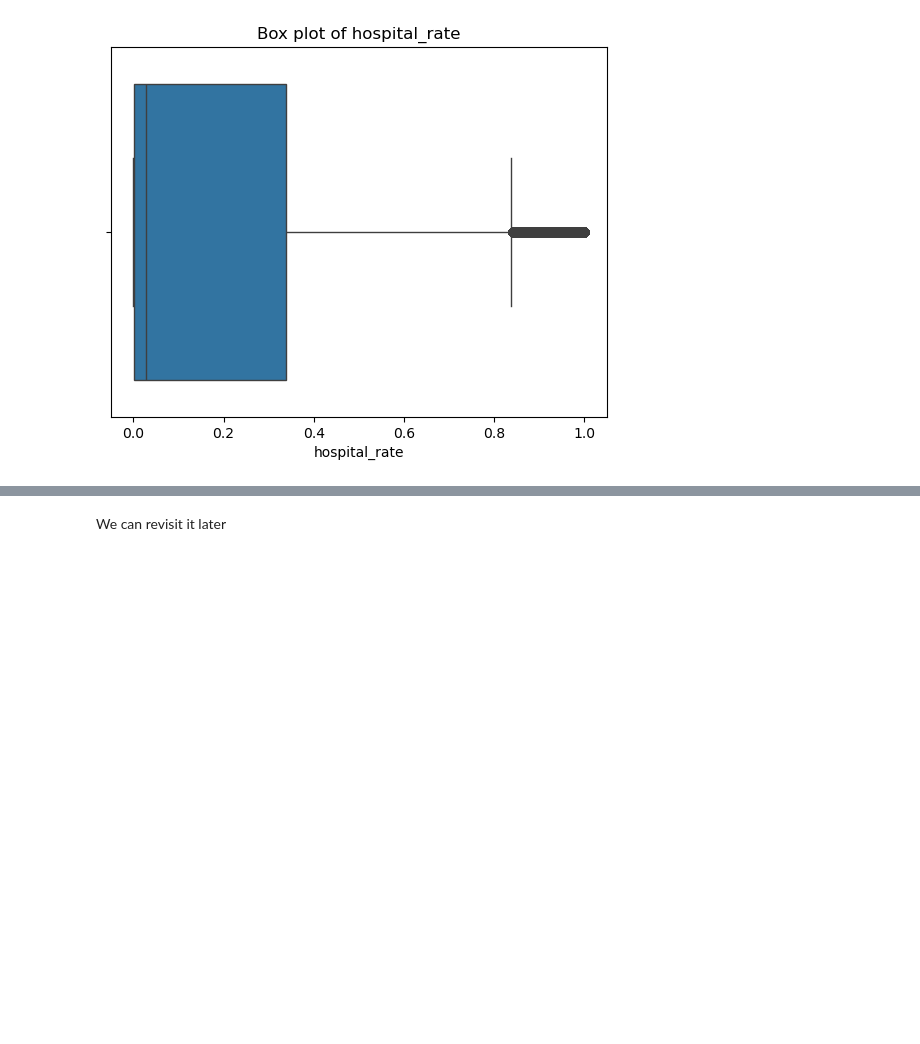
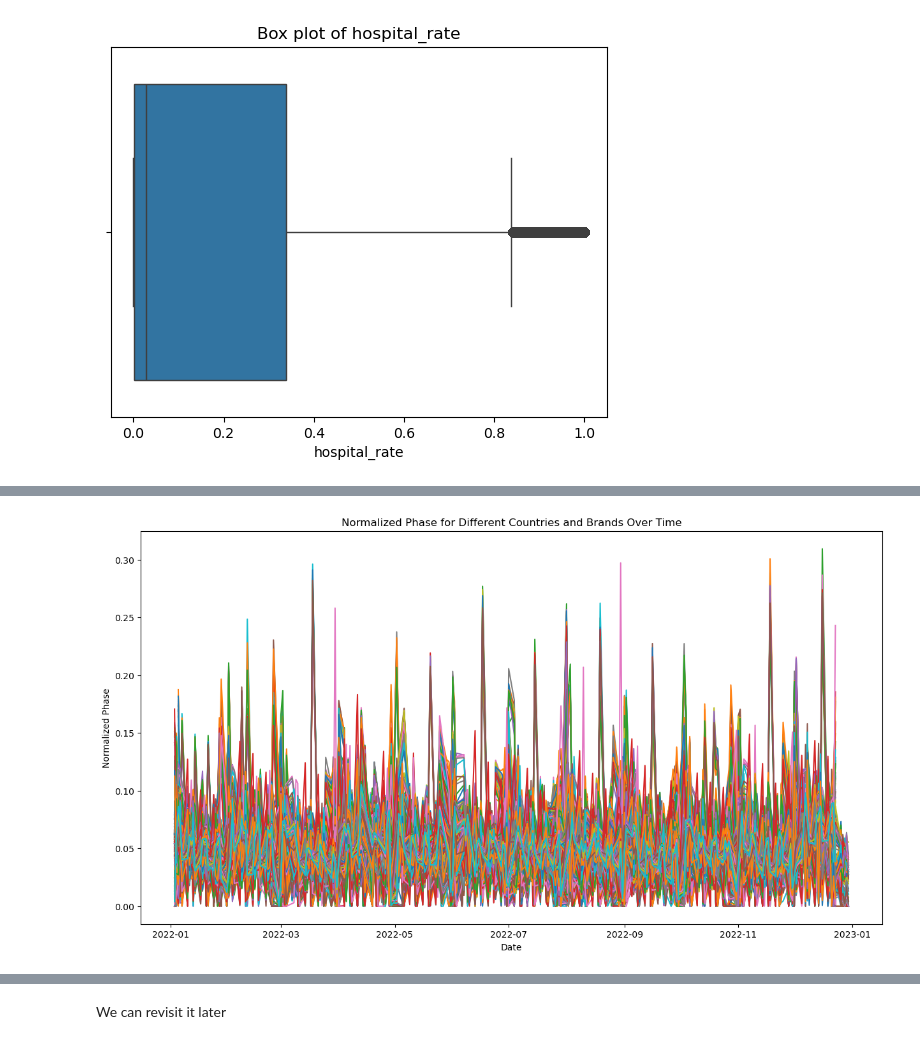
Before and after one commit to debsankarde/Novartis-datathon-2023, a Jupyter notebook: data_submission/Catboost.ipynb, the cells around one changed output, grey strips where cells are left out. Drawn from its saved outputs; the diff is of its cells as text; code cells hidden in the pictures; blank space fills up the shorter version.

```diff
--- a/data_submission/Catboost.ipynb
+++ b/data_submission/Catboost.ipynb
@@ -210,0 +447,16 @@ CatBoostError: Invalid type for cat_feature[non-default value idx=0,feature_idx=
+# %%
+import matplotlib.pyplot as plt
+grouped_data = final_predictions.groupby(['country', 'brand'])
+plt.figure(figsize=(15, 8))  # Adjust the figure size as necessary
+
+# Iterate through each group
+for (country, brand), group in grouped_data:
+    plt.plot(group['date'], group['prediction'], label=f'{country}-{brand}')
+
+plt.xlabel('Date')
+plt.ylabel('Normalized Phase')
+plt.title('Normalized Phase for Different Countries and Brands Over Time')
+#plt.legend()  # Display the legend
+plt.show()
+# %% [output]
+[figure, added]
```
Also changed, not shown: parts of 37 cells of this notebook.
